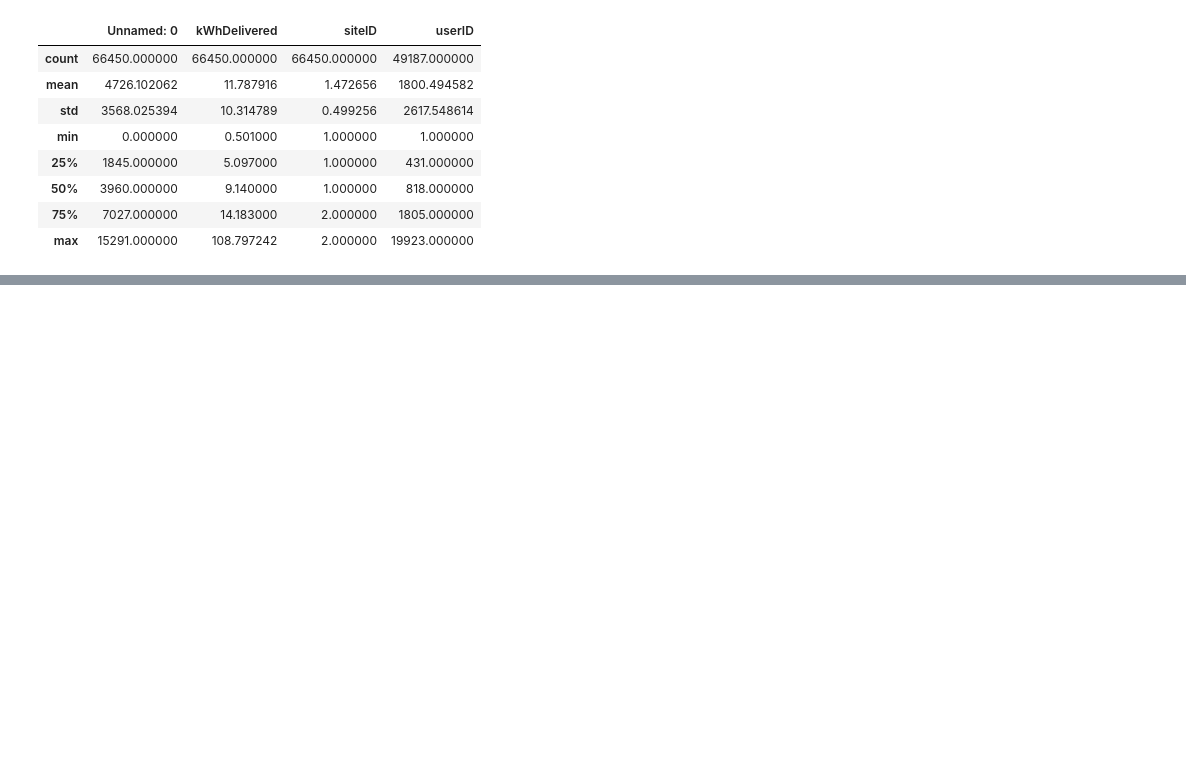
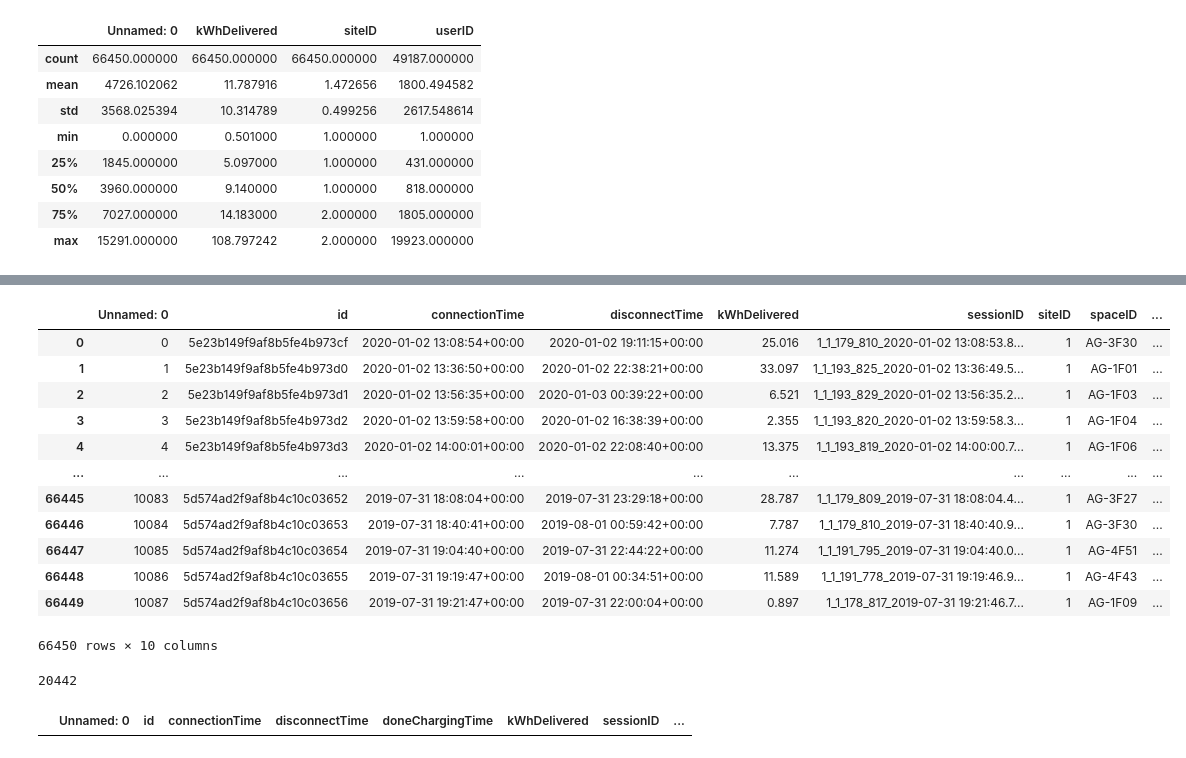
Before and after one commit to AnalyticsAvengers/AA_Project, a Jupyter notebook: PROJECT 1/01_Data_Preparation.ipynb, the cells around one changed output, grey strips where cells are left out. Cells and saved outputs as stored; diff of their text form; code cells hidden in the pictures; blank space fills up the shorter version.

```diff
--- a/PROJECT 1/01_Data_Preparation.ipynb
+++ b/PROJECT 1/01_Data_Preparation.ipynb
@@ -117,0 +147,2 @@ df.describe(include = "all")
+# %%
+df.dropna(axis=0,inplace=False)
@@ -117,0 +179,24 @@ df.describe(include = "all")
+# %%
+df.dropna(axis=1)
+# %% [output]
+|  | Unnamed: 0 | id | connectionTime | disconnectTime | kWhDelivered | sessionID | siteID | spaceID | ... |
+| 0 | 0 | 5e23b149f9af8b5fe4b973cf | 2020-01-02 13:08:54+00:00 | 2020-01-02 19:11:15+00:00 | 25.016 | 1_1_179_810_2020-01-02 13:08:53.8... | 1 | AG-3F30 | ... |
+| 1 | 1 | 5e23b149f9af8b5fe4b973d0 | 2020-01-02 13:36:50+00:00 | 2020-01-02 22:38:21+00:00 | 33.097 | 1_1_193_825_2020-01-02 13:36:49.5... | 1 | AG-1F01 | ... |
+| 2 | 2 | 5e23b149f9af8b5fe4b973d1 | 2020-01-02 13:56:35+00:00 | 2020-01-03 00:39:22+00:00 | 6.521 | 1_1_193_829_2020-01-02 13:56:35.2... | 1 | AG-1F03 | ... |
+| 3 | 3 | 5e23b149f9af8b5fe4b973d2 | 2020-01-02 13:59:58+00:00 | 2020-01-02 16:38:39+00:00 | 2.355 | 1_1_193_820_2020-01-02 13:59:58.3... | 1 | AG-1F04 | ... |
+| 4 | 4 | 5e23b149f9af8b5fe4b973d3 | 2020-01-02 14:00:01+00:00 | 2020-01-02 22:08:40+00:00 | 13.375 | 1_1_193_819_2020-01-02 14:00:00.7... | 1 | AG-1F06 | ... |
+| ... | ... | ... | ... | ... | ... | ... | ... | ... | ... |
+| 66445 | 10083 | 5d574ad2f9af8b4c10c03652 | 2019-07-31 18:08:04+00:00 | 2019-07-31 23:29:18+00:00 | 28.787 | 1_1_179_809_2019-07-31 18:08:04.4... | 1 | AG-3F27 | ... |
+| 66446 | 10084 | 5d574ad2f9af8b4c10c03653 | 2019-07-31 18:40:41+00:00 | 2019-08-01 00:59:42+00:00 | 7.787 | 1_1_179_810_2019-07-31 18:40:40.9... | 1 | AG-3F30 | ... |
+| 66447 | 10085 | 5d574ad2f9af8b4c10c03654 | 2019-07-31 19:04:40+00:00 | 2019-07-31 22:44:22+00:00 | 11.274 | 1_1_191_795_2019-07-31 19:04:40.0... | 1 | AG-4F51 | ... |
+| 66448 | 10086 | 5d574ad2f9af8b4c10c03655 | 2019-07-31 19:19:47+00:00 | 2019-08-01 00:34:51+00:00 | 11.589 | 1_1_191_778_2019-07-31 19:19:46.9... | 1 | AG-4F43 | ... |
+| 66449 | 10087 | 5d574ad2f9af8b4c10c03656 | 2019-07-31 19:21:47+00:00 | 2019-07-31 22:00:04+00:00 | 0.897 | 1_1_178_817_2019-07-31 19:21:46.7... | 1 | AG-1F09 | ... |
+66450 rows × 10 columns
+# %%
+len(df)-len(df.dropna())
+# %% [output]
+20442
+# %%
+df[df['kWhDelivered'].isnull()]
+# %% [output]
+|  | Unnamed: 0 | id | connectionTime | disconnectTime | doneChargingTime | kWhDelivered | sessionID | ... |
```
Also changed, not shown: parts of 9 cells of this notebook, 1 other file.
